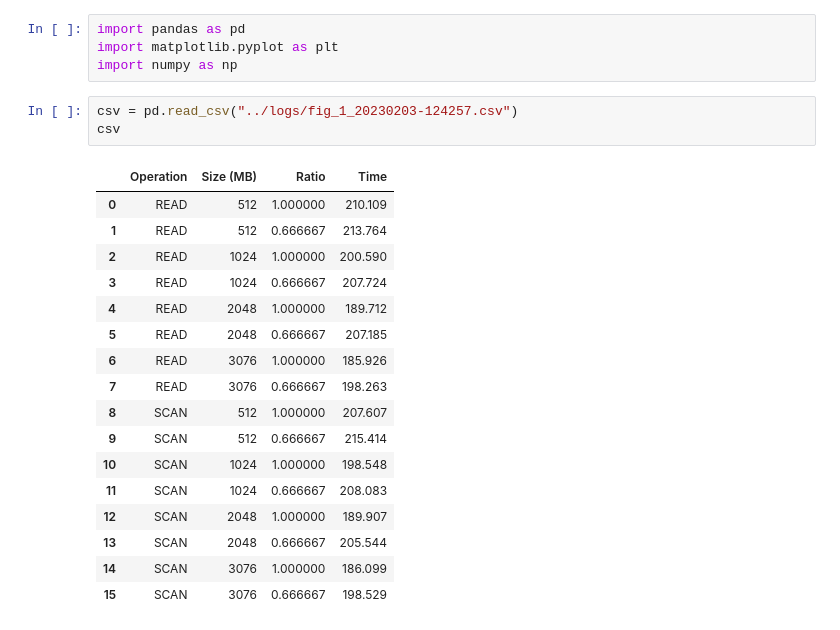
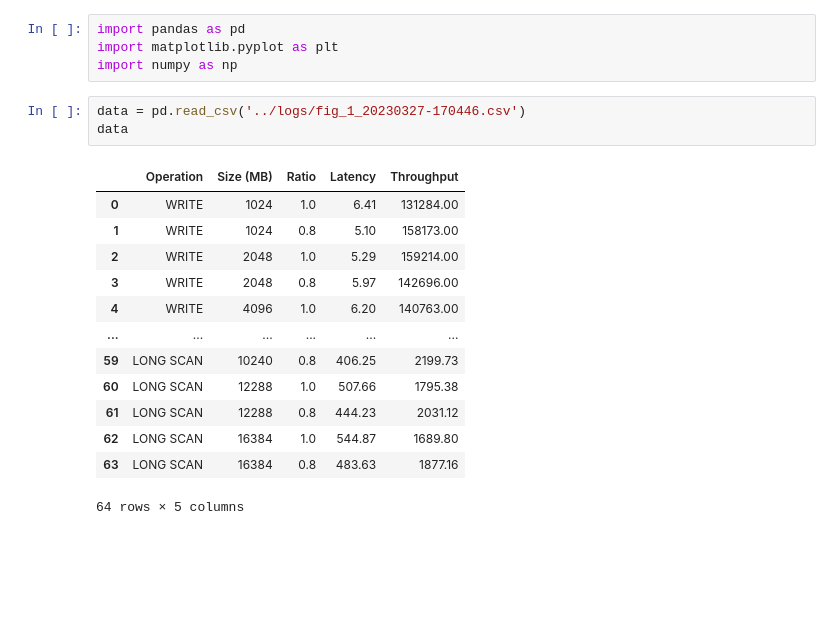
Before and after one commit to reznikovl/YCSB-cpp, a Jupyter notebook: test_generate.ipynb, the cells around one changed output. Cells and saved outputs as stored; diff of their text form; blank space fills up the shorter version.

```diff
--- a/test_generate.ipynb
+++ b/test_generate.ipynb
@@ -3,23 +3,19 @@ import pandas as pd
 import matplotlib.pyplot as plt
 import numpy as np
 # %%
-csv = pd.read_csv("../logs/fig_1_20230203-124257.csv")
-csv
+data = pd.read_csv('../logs/fig_1_20230327-170446.csv')
+data
 # %% [output]
-|  | Operation | Size (MB) | Ratio | Time |
-| 0 | READ | 512 | 1.000000 | 210.109 |
-| 1 | READ | 512 | 0.666667 | 213.764 |
-| 2 | READ | 1024 | 1.000000 | 200.590 |
-| 3 | READ | 1024 | 0.666667 | 207.724 |
-| 4 | READ | 2048 | 1.000000 | 189.712 |
-| 5 | READ | 2048 | 0.666667 | 207.185 |
-| 6 | READ | 3076 | 1.000000 | 185.926 |
-| 7 | READ | 3076 | 0.666667 | 198.263 |
-| 8 | SCAN | 512 | 1.000000 | 207.607 |
-| 9 | SCAN | 512 | 0.666667 | 215.414 |
-| 10 | SCAN | 1024 | 1.000000 | 198.548 |
-| 11 | SCAN | 1024 | 0.666667 | 208.083 |
-| 12 | SCAN | 2048 | 1.000000 | 189.907 |
-| 13 | SCAN | 2048 | 0.666667 | 205.544 |
-| 14 | SCAN | 3076 | 1.000000 | 186.099 |
-| 15 | SCAN | 3076 | 0.666667 | 198.529 |
+|  | Operation | Size (MB) | Ratio | Latency | Throughput |
+| 0 | WRITE | 1024 | 1.0 | 6.41 | 131284.00 |
+| 1 | WRITE | 1024 | 0.8 | 5.10 | 158173.00 |
+| 2 | WRITE | 2048 | 1.0 | 5.29 | 159214.00 |
+| 3 | WRITE | 2048 | 0.8 | 5.97 | 142696.00 |
+| 4 | WRITE | 4096 | 1.0 | 6.20 | 140763.00 |
+| ... | ... | ... | ... | ... | ... |
+| 59 | LONG SCAN | 10240 | 0.8 | 406.25 | 2199.73 |
+| 60 | LONG SCAN | 12288 | 1.0 | 507.66 | 1795.38 |
+| 61 | LONG SCAN | 12288 | 0.8 | 444.23 | 2031.12 |
+| 62 | LONG SCAN | 16384 | 1.0 | 544.87 | 1689.80 |
+| 63 | LONG SCAN | 16384 | 0.8 | 483.63 | 1877.16 |
+64 rows × 5 columns
```
Also changed, not shown: parts of 20 cells of this notebook, 4 other files.
